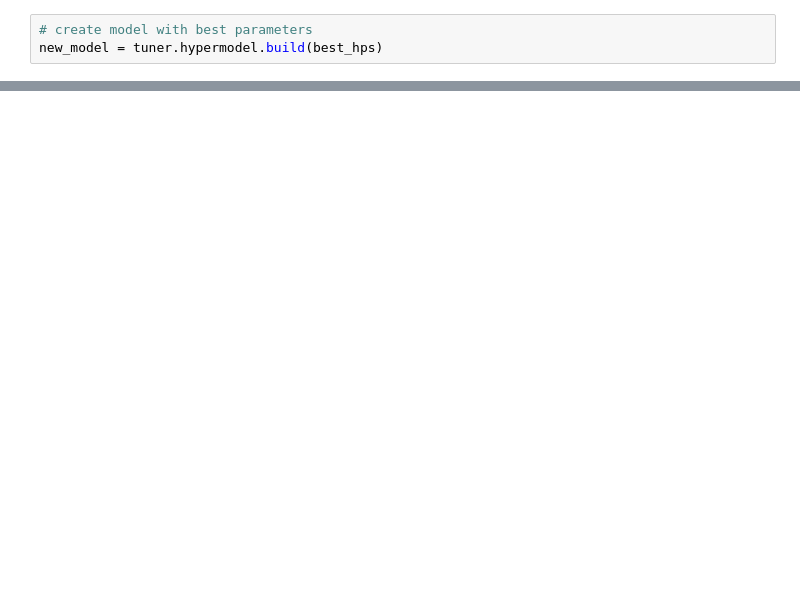
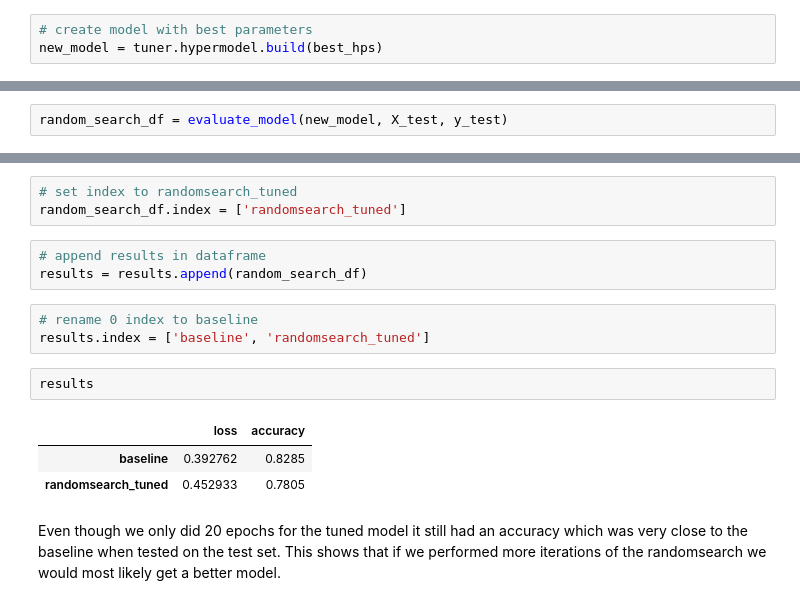
Before and after one commit to SilverCrocus/Phase-3-Data-Science, a Jupyter notebook: report.ipynb, the cells around one changed output, grey strips where cells are left out. Drawn from its saved outputs; the diff is of its cells as text; blank space fills up the shorter version.

```diff
--- a/report.ipynb
+++ b/report.ipynb
@@ -726,0 +714,2 @@ plt.show()
+# %%
+random_search_df = evaluate_model(new_model, X_test, y_test)
@@ -726,0 +718,17 @@ plt.show()
+# %%
+# set index to randomsearch_tuned
+random_search_df.index = ['randomsearch_tuned']
+# %%
+# append results in dataframe
+results = results.append(random_search_df)
+# %%
+# rename 0 index to baseline
+results.index = ['baseline', 'randomsearch_tuned']
+# %%
+results
+# %% [output]
+|  | loss | accuracy |
+| baseline | 0.392762 | 0.8285 |
+| randomsearch_tuned | 0.452933 | 0.7805 |
+# %% [markdown]
+Even though we only did 20 epochs for the tuned model it still had an accuracy which was very close to the baseline when tested on the test set. This shows that if we performed more iterations of the randomsearch we would most likely get a better model.
```
Also changed, not shown: parts of 11 cells of this notebook, 1 other file.
